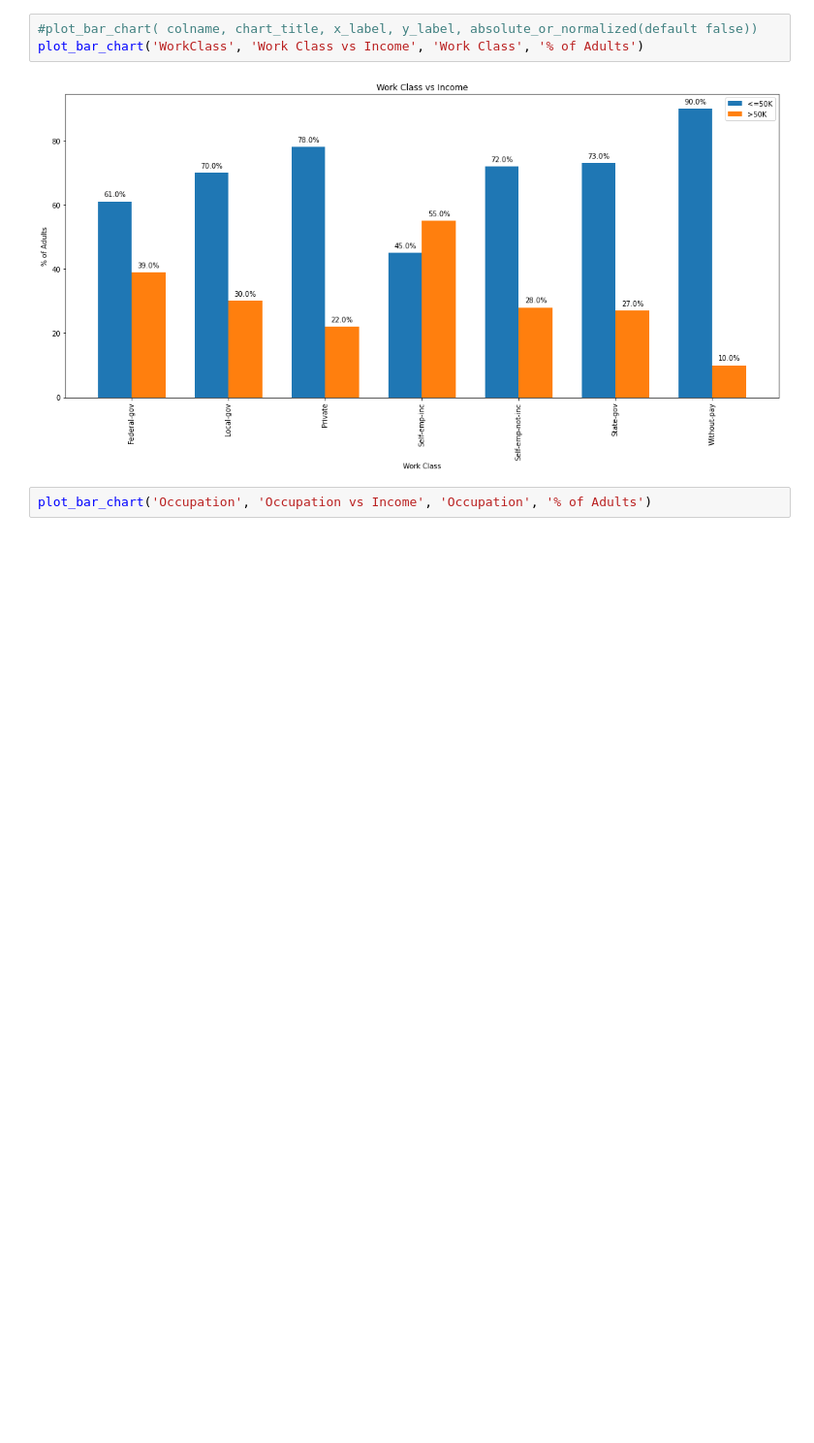
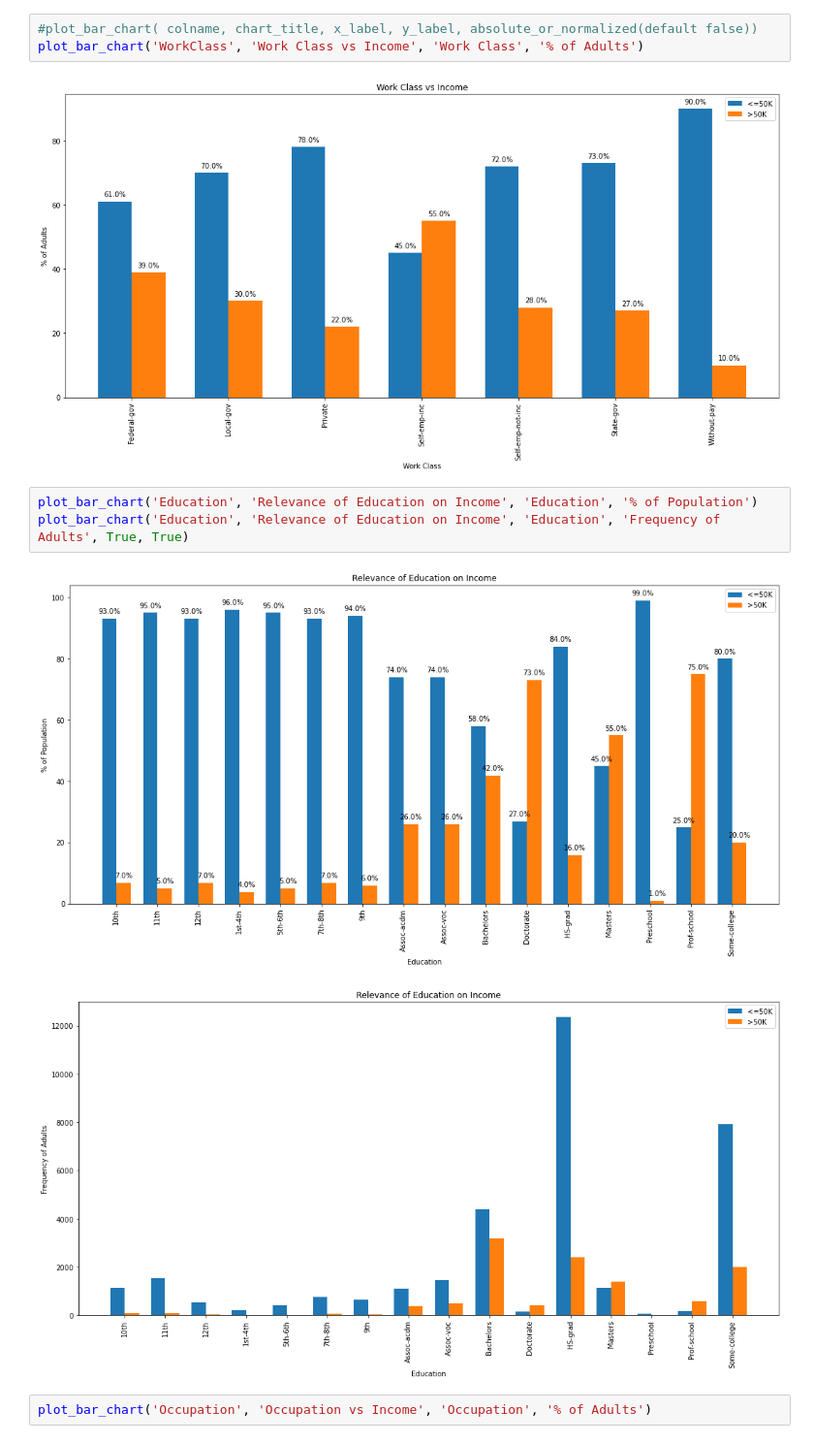
Before and after one commit to Abhik91/CSE578-Data-Visualization, a Jupyter notebook: IncomeAnalysis.ipynb, the cells around one changed output. Shown at 97% size. Saved outputs shown, nothing was run; the diff lists cells and outputs as text; blank space fills up the shorter version.

```diff
--- a/IncomeAnalysis.ipynb
+++ b/IncomeAnalysis.ipynb
@@ -206,6 +210,12 @@ concatenate_dataset = concatDataframe(train_data, test_data)
 plot_bar_chart('WorkClass', 'Work Class vs Income', 'Work Class', '% of Adults')
 # %% [output]
 [figure]
+# %%
+plot_bar_chart('Education', 'Relevance of Education on Income', 'Education', '% of Population')
+plot_bar_chart('Education', 'Relevance of Education on Income', 'Education', 'Frequency of Adults', True, True)
+# %% [output]
+[figure, added]
+[figure, added]
 # %%
 plot_bar_chart('Occupation', 'Occupation vs Income', 'Occupation', '% of Adults')
 # %% [output]
```
Also changed, not shown: parts of 7 cells of this notebook.
